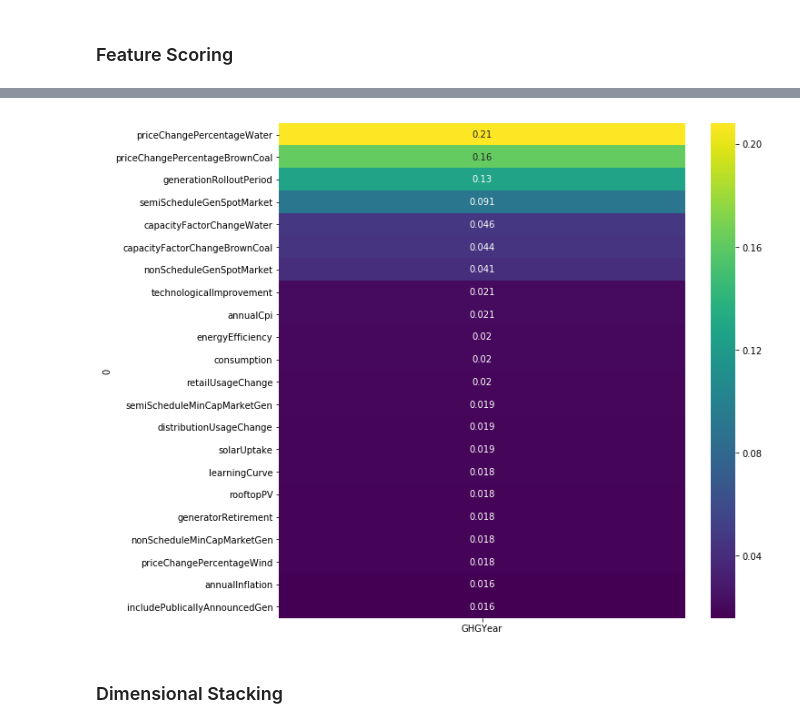
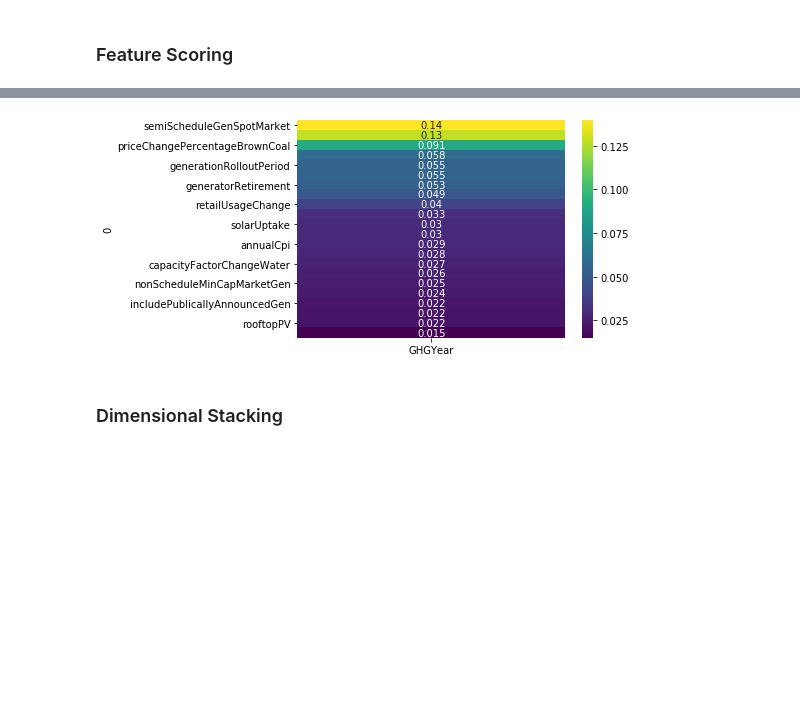
Before and after one commit to gr4sp/simulationEngine, a Jupyter notebook: experiments/notebookGr4sp/ema_gr4sp_PRIM.ipynb, the cells around one changed output, grey strips where cells are left out. Drawn from its saved outputs; the diff is of its cells as text; code cells hidden in the pictures; blank space fills up the shorter version.

```diff
--- a/experiments/notebookGr4sp/ema_gr4sp_PRIM.ipynb
+++ b/experiments/notebookGr4sp/ema_gr4sp_PRIM.ipynb
@@ -69,20 +80,17 @@ experiments.head()
 # %%
-outcomes_to_show = ['consumptionYear', 'tariffsYear', 'wholesalePriceYear', 'GHGYear', 'numConsumersYear',
-                    'primarySpotProductionYear', 'secondarySpotProductionYear', 'offSpotProductionYear',
-                    'renewableContributionYear', 'rooftopPVProductionYear', 'coalProductionYear',
-                    'waterProductionYear', 'windProductionYear', 'gasProductionYear', 'solarProductionYear',
-                    'BatteryProductionYear', 'numActorsYear']
+#outcomes Options: wholesalePriceYear, GHGYear, tariffsYear, primarySpotProductionYear,
+# secondarySpotProductionYear, offSpotProductionYear, rooftopPvProductionYear
+# numActorsYear
+outcomes_to_show = ['GHGYear','wholesalePriceYear', 'tariffsYear','primarySpotProductionYear', 'secondarySpotProductionYear',
+                    'offSpotProductionYear', 'rooftopPVProductionYear' ]
 
-# 21 levers selected after EET
-levers = ['annualCpi', 'annualInflation', 'capacityFactorChangeBrownCoal',
-       'capacityFactorChangeWater', 'consumption', 'energyEfficiency',
-       'generationRolloutPeriod', 'generatorRetirement',
-       'includePublicallyAnnouncedGen', 'learningCurve',
-       'nonScheduleGenSpotMarket', 'nonScheduleMinCapMarketGen',
-       'priceChangePercentageBrownCoal', 'priceChangePercentageWater',
-       'priceChangePercentageWind', 'rooftopPV', 'semiScheduleGenSpotMarket',
-       'semiScheduleMinCapMarketGen', 'solarUptake',
-       'technologicalImprovement', 'wholesaleTariffContribution']
+# 22 levers selected after EET
+levers = ['consumption', 'energyEfficiency', 'rooftopPV', 'solarUptake','annualCpi','annualInflation',
+          'includePublicallyAnnouncedGen','generationRolloutPeriod','generatorRetirement','technologicalImprovement',
+          'priceChangePercentageBrownCoal','priceChangePercentageWind','priceChangePercentageWater','capacityFactorChangeBrownCoal','capacityFactorChangeWater',
+          'distributionUsageChange','retailUsageChange',
+          'semiScheduleGenSpotMarket','semiScheduleMinCapMarketGen', 'nonScheduleGenSpotMarket', 'nonScheduleMinCapMarketGen',
+          'learningCurve' ]
 
 #from startYear
 startYear = 1998
@@ -293,22 +200,13 @@ fs.sort_values(ascending=False, by=1)
 # %%
 x = exp
-y_all = {}
+y = {}
+y['GHGYear'] = out_avg_ooi
 
-#plot using ALL simulations
-#y_all['GHGYear'] = data
-
-#plot using average of ALL simulations
-#y_all['GHGYear'] = out_avg_ooi
-
-#Plot using only target simulations
-y_all['GHGYear'] = y
-
-fig, ax = plt.subplots(figsize=(10,10))
-fs = feature_scoring.get_feature_scores_all(x, y_all)
-sns.heatmap(fs, cmap='viridis', annot=True, ax=ax)
+fs = feature_scoring.get_feature_scores_all(x, y)
+sns.heatmap(fs, cmap='viridis', annot=True)
 plt.show()
 # %% [output]
-[figure, old version]
+[figure, new version]
 # %% [markdown]
 ### Dimensional Stacking
 # %%
```
Also changed, not shown: parts of 86 cells of this notebook.
